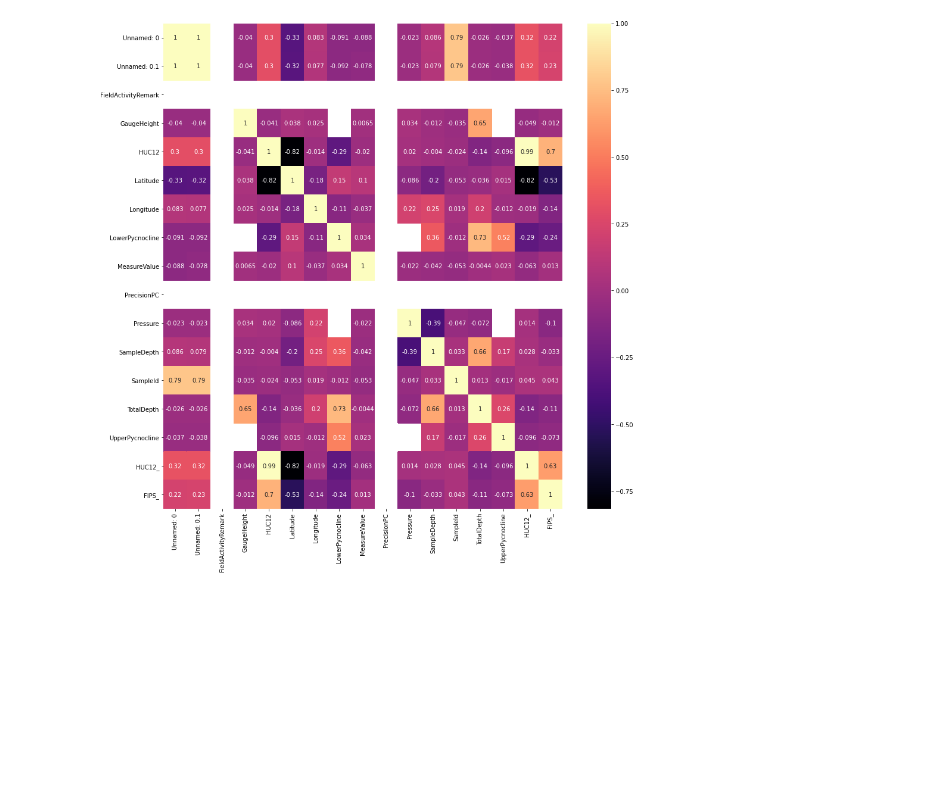
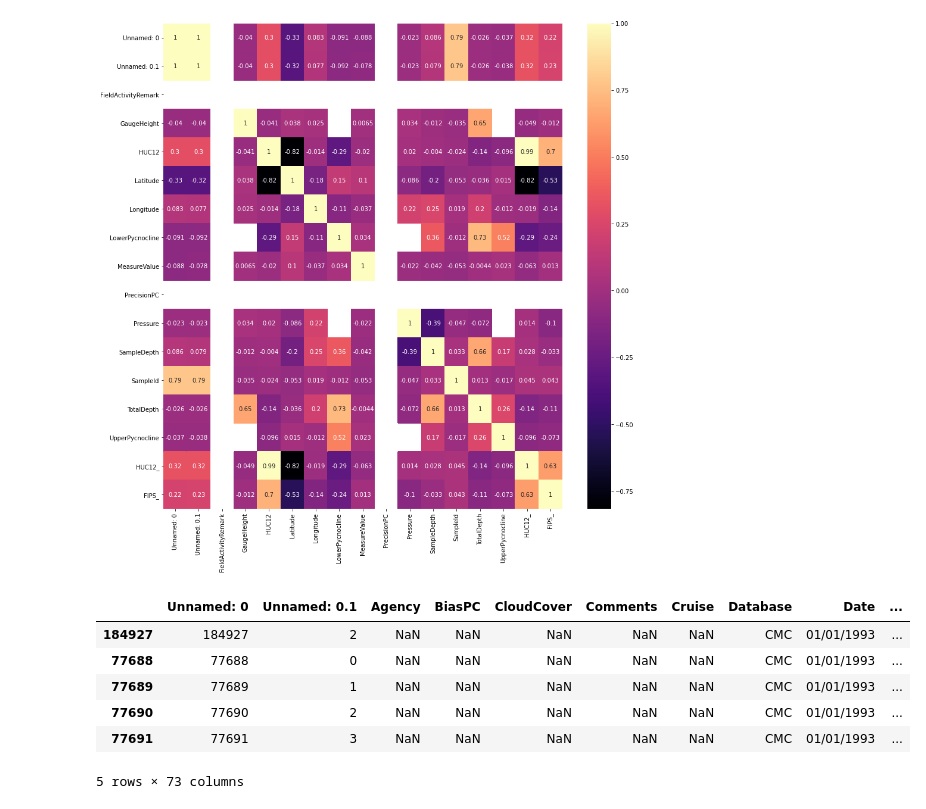
Before and after one commit to Bryan-Lange/Hack-the-Bay-Project, a Jupyter notebook: notebooks/dataload.ipynb, the cells around one changed output. Saved outputs shown, nothing was run; the diff lists cells and outputs as text; code cells hidden in the pictures; blank space fills up the shorter version.

```diff
--- a/notebooks/dataload.ipynb
+++ b/notebooks/dataload.ipynb
@@ -108,3 +108,13 @@ sns.heatmap(water.corr(), annot=True, cmap='magma')
 # %% [output]
 <matplotlib.axes._subplots.AxesSubplot at 0x...>
 [figure]
+# %%
+water.sort_values(by='Date').head()
+# %% [output]
+|  | Unnamed: 0 | Unnamed: 0.1 | Agency | BiasPC | CloudCover | Comments | Cruise | Database | Date | ... |
+| 184927 | 184927 | 2 | NaN | NaN | NaN | NaN | NaN | CMC | 01/01/1993 | ... |
+| 77688 | 77688 | 0 | NaN | NaN | NaN | NaN | NaN | CMC | 01/01/1993 | ... |
+| 77689 | 77689 | 1 | NaN | NaN | NaN | NaN | NaN | CMC | 01/01/1993 | ... |
+| 77690 | 77690 | 2 | NaN | NaN | NaN | NaN | NaN | CMC | 01/01/1993 | ... |
+| 77691 | 77691 | 3 | NaN | NaN | NaN | NaN | NaN | CMC | 01/01/1993 | ... |
+5 rows × 73 columns
```
Also changed, not shown: parts of 5 cells of this notebook.
